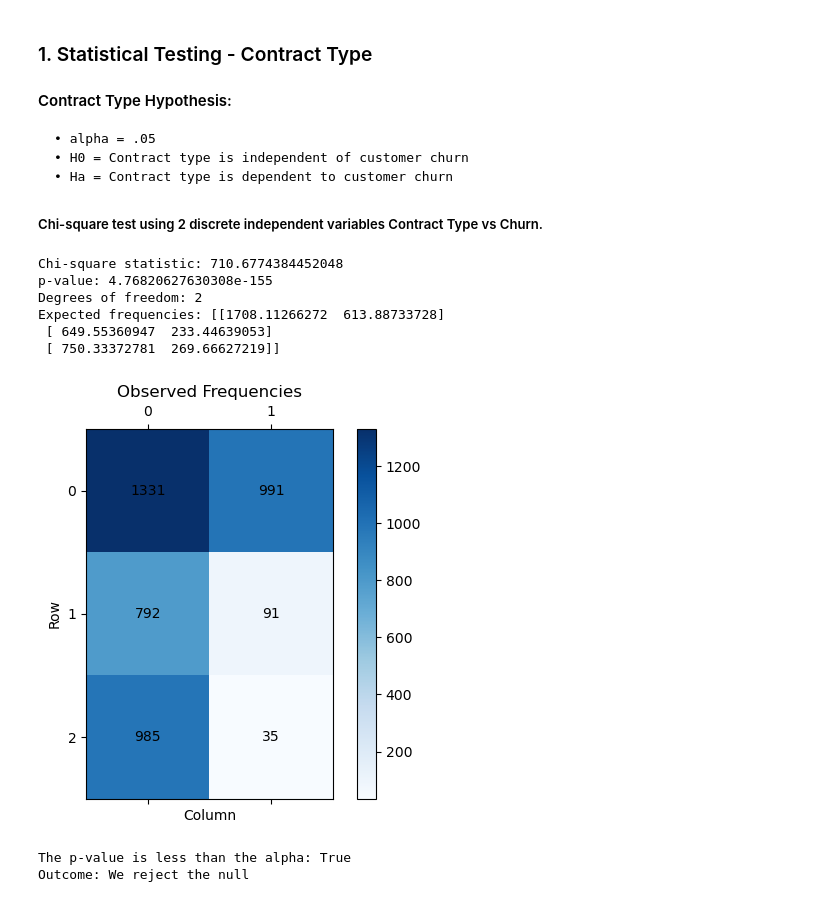
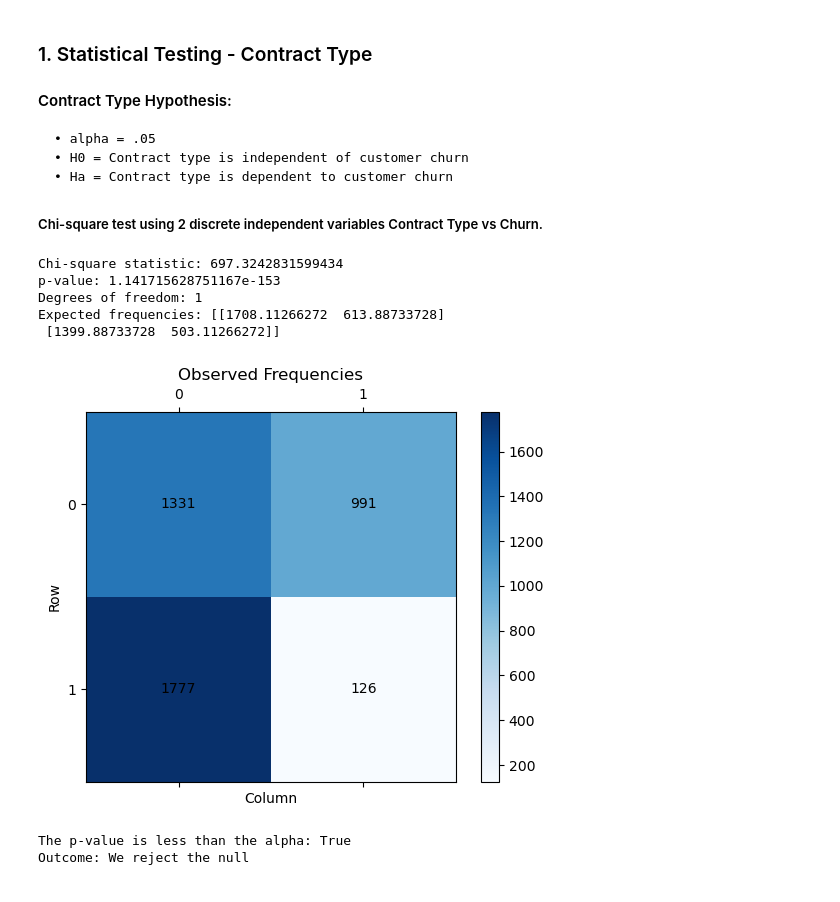
Before and after one commit to annie-carter/classification_project, a Jupyter notebook: Final_Report.ipynb, the cells around one changed output. Drawn from its saved outputs; the diff is of its cells as text; code cells hidden in the pictures.

```diff
--- a/Final_Report.ipynb
+++ b/Final_Report.ipynb
@@ -193,45 +194,43 @@ ct_observed = pd.crosstab(telco_train.contract_type_Yes, telco_train.churn_Yes)
 
 # Example contingency table
 ct_observed1 = np.array([[1331, 991],
-                         [792, 91],
-                         [985, 35]])
+                         [1777, 126]])
 
 # Perform chi-square test
 chi2, p, dof, expected = chi2_contingency(ct_observed1)
 
 # Print chi-square statistic, p-value, degrees of freedom, and expected frequencies
 print("Chi-square statistic:", chi2)
 print("p-value:", p)
 print("Degrees of freedom:", dof)
 print("Expected frequencies:", expected)
 
 # Plot the observed frequencies
 fig, ax = plt.subplots()
 cax = ax.matshow(ct_observed1, cmap='Blues')
 fig.colorbar(cax)
 
 # Add text to each cell
 for i in range(ct_observed1.shape[0]):
     for j in range(ct_observed1.shape[1]):
         ax.text(j, i, ct_observed1[i, j], va='center', ha='center')
 
 # Set x and y axis labels
 plt.xlabel('Column')
 plt.ylabel('Row')
 
 # Set plot title
 plt.title('Observed Frequencies')
 
 # Show the plot
 plt.show()
 # %% [output]
-Chi-square statistic: 710.6774384452048
-p-value: 4.76820627630308e-155
-Degrees of freedom: 2
+Chi-square statistic: 697.3242831599434
+p-value: 1.141715628751167e-153
+Degrees of freedom: 1
 Expected frequencies: [[1708.11266272  613.88733728]
- [ 649.55360947  233.44639053]
- [ 750.33372781  269.66627219]]
+ [1399.88733728  503.11266272]]
-[figure, old version]
+[figure, new version]
 # %%
 print(f'The p-value is less than the alpha: {p < alpha}')
 
```
Also changed, not shown: parts of 6 cells of this notebook.
